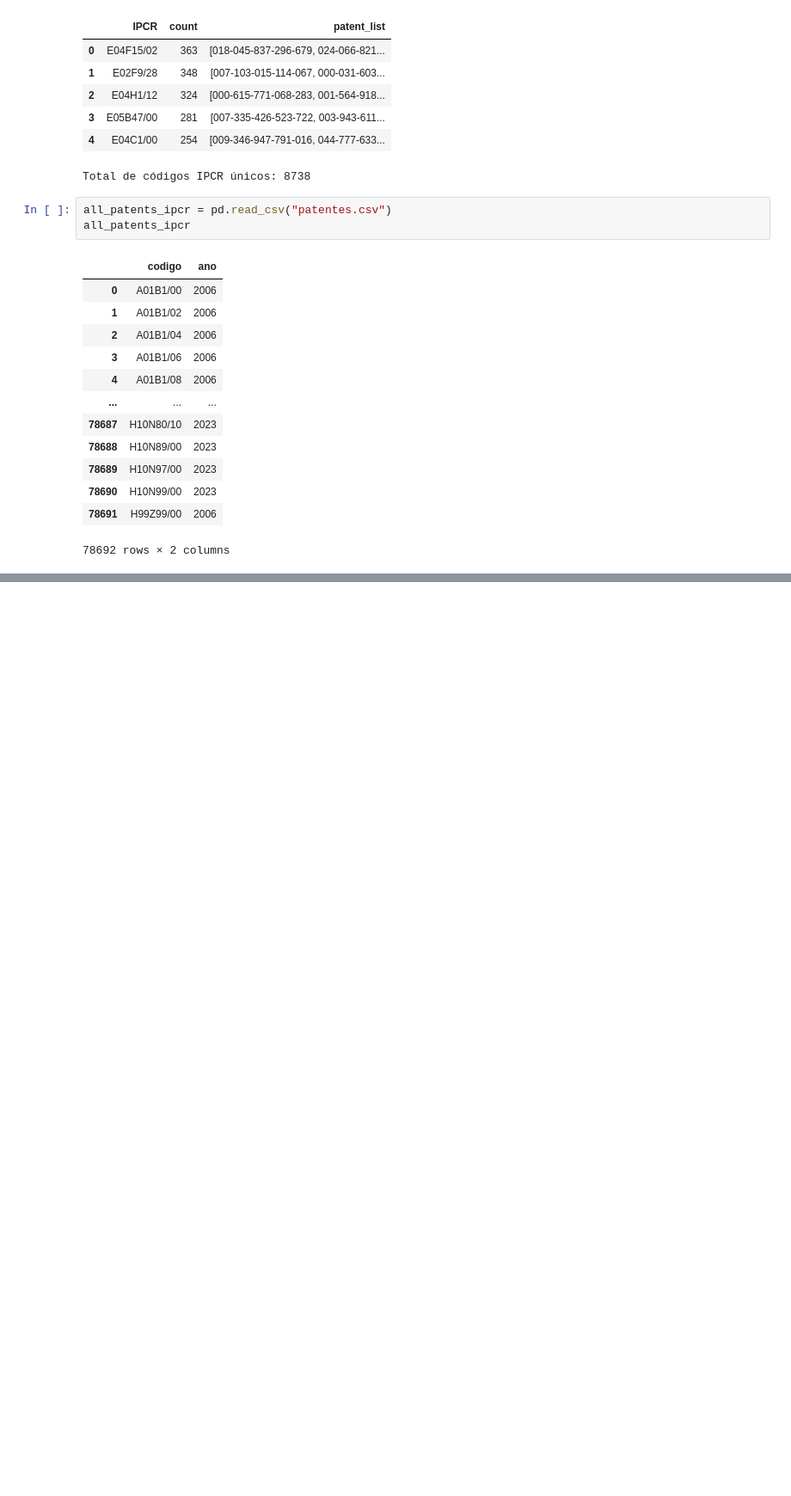
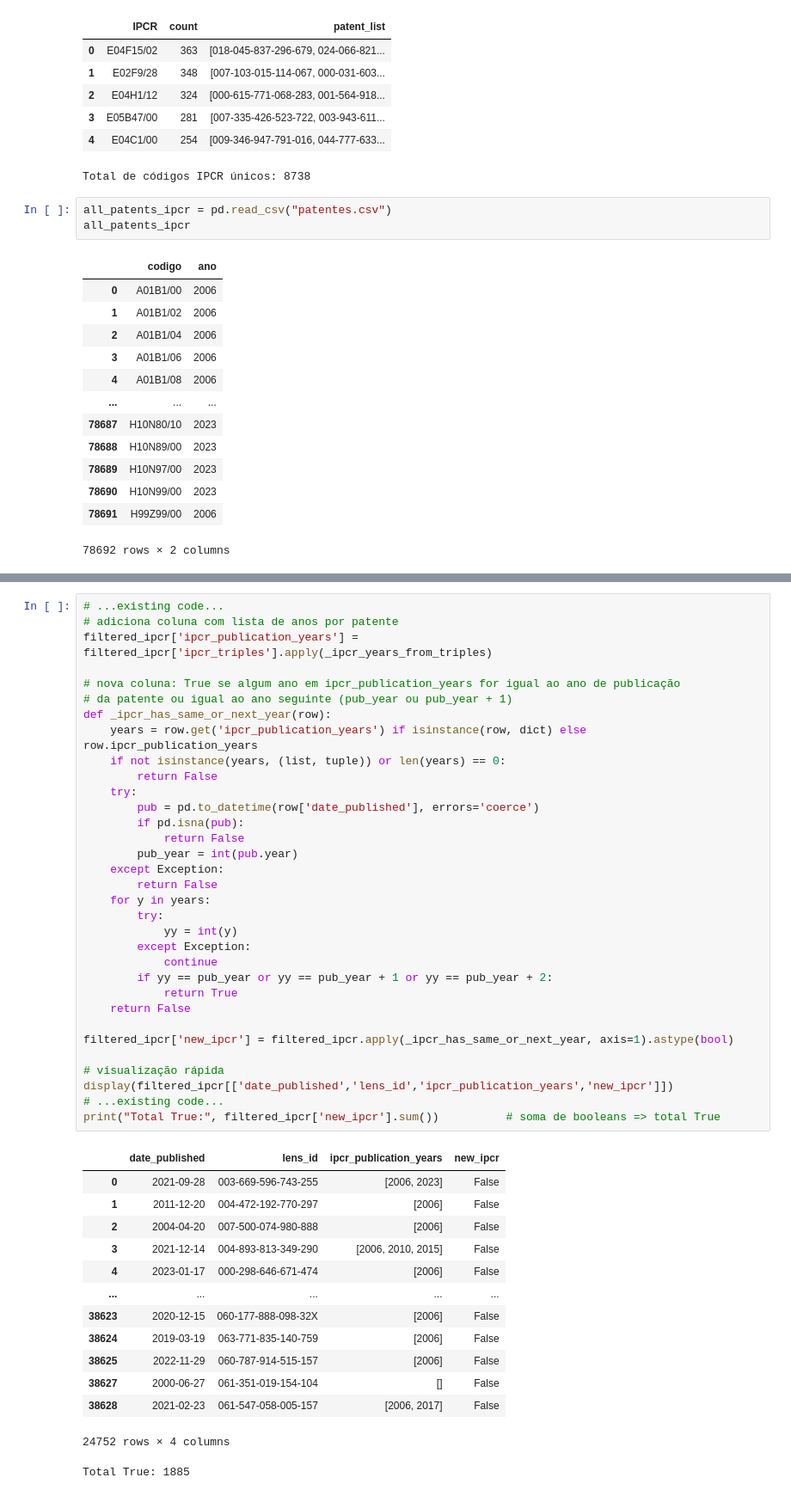
Before and after one commit to devlhm/artigo-rp2, a Jupyter notebook: analise_patentes/analise.ipynb, the cells around one changed output, grey strips where cells are left out. Shown at 86% size. Drawn from its saved outputs; the diff is of its cells as text; blank space fills up the shorter version.

Commit message:
feat: marcação de novo IPCR

```diff
--- a/analise_patentes/analise.ipynb
+++ b/analise_patentes/analise.ipynb
@@ -929,0 +990,48 @@ Total de códigos IPCR únicos: 8823
+# %%
+# ...existing code...
+# adiciona coluna com lista de anos por patente
+filtered_ipcr['ipcr_publication_years'] = filtered_ipcr['ipcr_triples'].apply(_ipcr_years_from_triples)
+
+# nova coluna: True se algum ano em ipcr_publication_years for igual ao ano de publicação
+# da patente ou igual ao ano seguinte (pub_year ou pub_year + 1)
+def _ipcr_has_same_or_next_year(row):
+    years = row.get('ipcr_publication_years') if isinstance(row, dict) else row.ipcr_publication_years
+    if not isinstance(years, (list, tuple)) or len(years) == 0:
+        return False
+    try:
+        pub = pd.to_datetime(row['date_published'], errors='coerce')
+        if pd.isna(pub):
+            return False
+        pub_year = int(pub.year)
+    except Exception:
+        return False
+    for y in years:
+        try:
+            yy = int(y)
+        except Exception:
+            continue
+        if yy == pub_year or yy == pub_year + 1 or yy == pub_year + 2:
+            return True
+    return False
+
+filtered_ipcr['new_ipcr'] = filtered_ipcr.apply(_ipcr_has_same_or_next_year, axis=1).astype(bool)
+
+# visualização rápida
+display(filtered_ipcr[['date_published','lens_id','ipcr_publication_years','new_ipcr']])
+# ...existing code...
+print("Total True:", filtered_ipcr['new_ipcr'].sum())          # soma de booleans => total True
+# %% [output]
+|  | date_published | lens_id | ipcr_publication_years | new_ipcr |
+| 0 | 2021-09-28 | 003-669-596-743-255 | [2006, 2023] | False |
+| 1 | 2011-12-20 | 004-472-192-770-297 | [2006] | False |
+| 2 | 2004-04-20 | 007-500-074-980-888 | [2006] | False |
+| 3 | 2021-12-14 | 004-893-813-349-290 | [2006, 2010, 2015] | False |
+| 4 | 2023-01-17 | 000-298-646-671-474 | [2006] | False |
+| ... | ... | ... | ... | ... |
+| 38623 | 2020-12-15 | 060-177-888-098-32X | [2006] | False |
+| 38624 | 2019-03-19 | 063-771-835-140-759 | [2006] | False |
+| 38625 | 2022-11-29 | 060-787-914-515-157 | [2006] | False |
+| 38627 | 2000-06-27 | 061-351-019-154-104 | [] | False |
+| 38628 | 2021-02-23 | 061-547-058-005-157 | [2006, 2017] | False |
+24752 rows × 4 columns
+Total True: 1885
```
Also changed, not shown: parts of 3 cells of this notebook, 2 other files.
